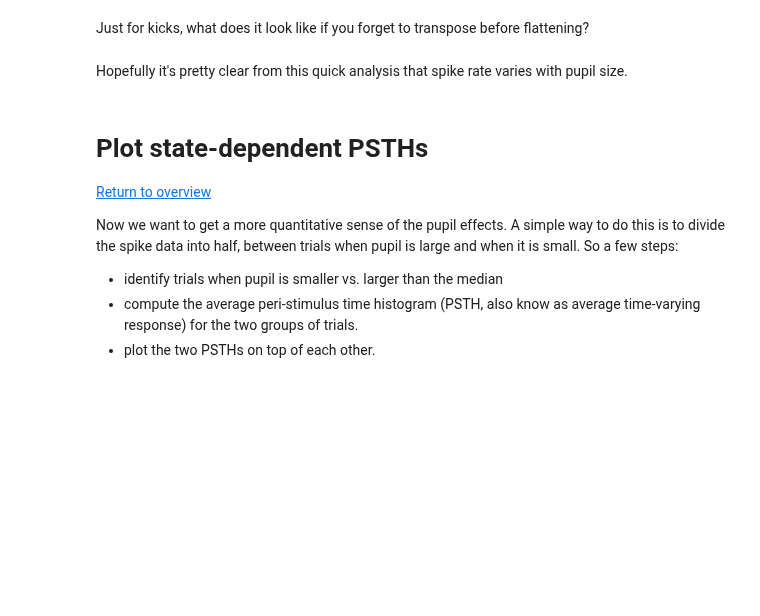
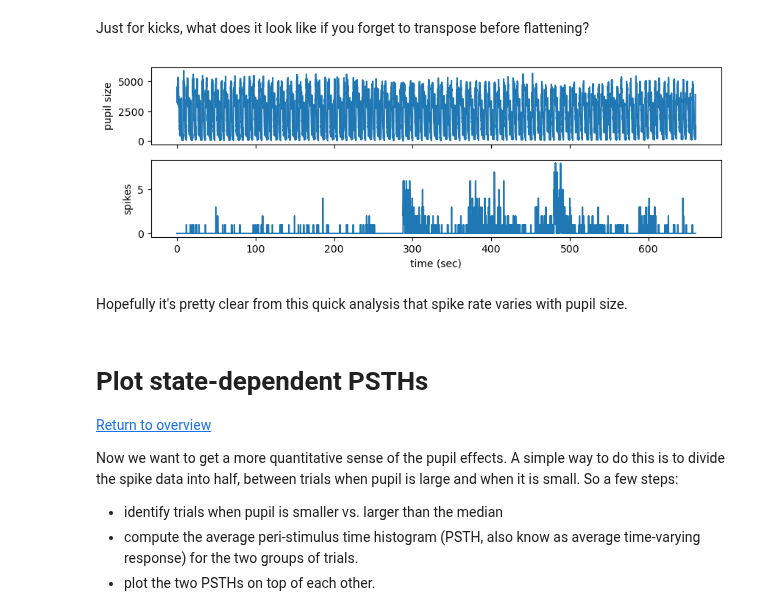
Before and after one commit to svdavid/NEUS642, a Jupyter notebook: notebooks/week6_02-13_permutation/week6_permutation_stats_teacher.ipynb, the cells around one changed output. Saved outputs shown, nothing was run; the diff lists cells and outputs as text; code cells hidden in the pictures; blank space fills up the shorter version.

```diff
--- a/notebooks/week6_02-13_permutation/week6_permutation_stats_teacher.ipynb
+++ b/notebooks/week6_02-13_permutation/week6_permutation_stats_teacher.ipynb
@@ -89,3 +87,8 @@ Data from a few neurons has been stored in `csv` files in the `data/` subdirecto
+# %%
+# %load "answers/answer_001.txt"
+# Answer
+spikes = np.loadtxt('data/eno052d-a1_spikes.csv', delimiter=",")
+pupil = np.loadtxt('data/eno052d-a1_pupil.csv', delimiter=",")
 # %% [markdown]
 If you loaded correctly, you should now see that the arrays contain the spikes count or pupil size, respectively. There are 55 samples per trial and 120 trials.
 # %%
@@ -145,5 +174,15 @@ ax[1].set_xlabel('time (sec)');
 # %% [markdown]
 Just for kicks, what does it look like if you forget to transpose before flattening?
+# %%
+f,ax=plt.subplots(nrows=2, ncols=1, figsize=(10,3), sharex=True)
+ax[0].plot(t,pupil.flatten())
+ax[0].set_ylabel('pupil size')
+
+ax[1].plot(t,spikes.flatten())
+ax[1].set_ylabel('spikes')
+ax[1].set_xlabel('time (sec)');
+# %% [output]
+[figure, added]
 # %% [markdown]
 Hopefully it's pretty clear from this quick analysis that spike rate varies with pupil size.
 # %% [markdown]
```
Also changed, not shown: parts of 83 cells of this notebook, 33 other files.
